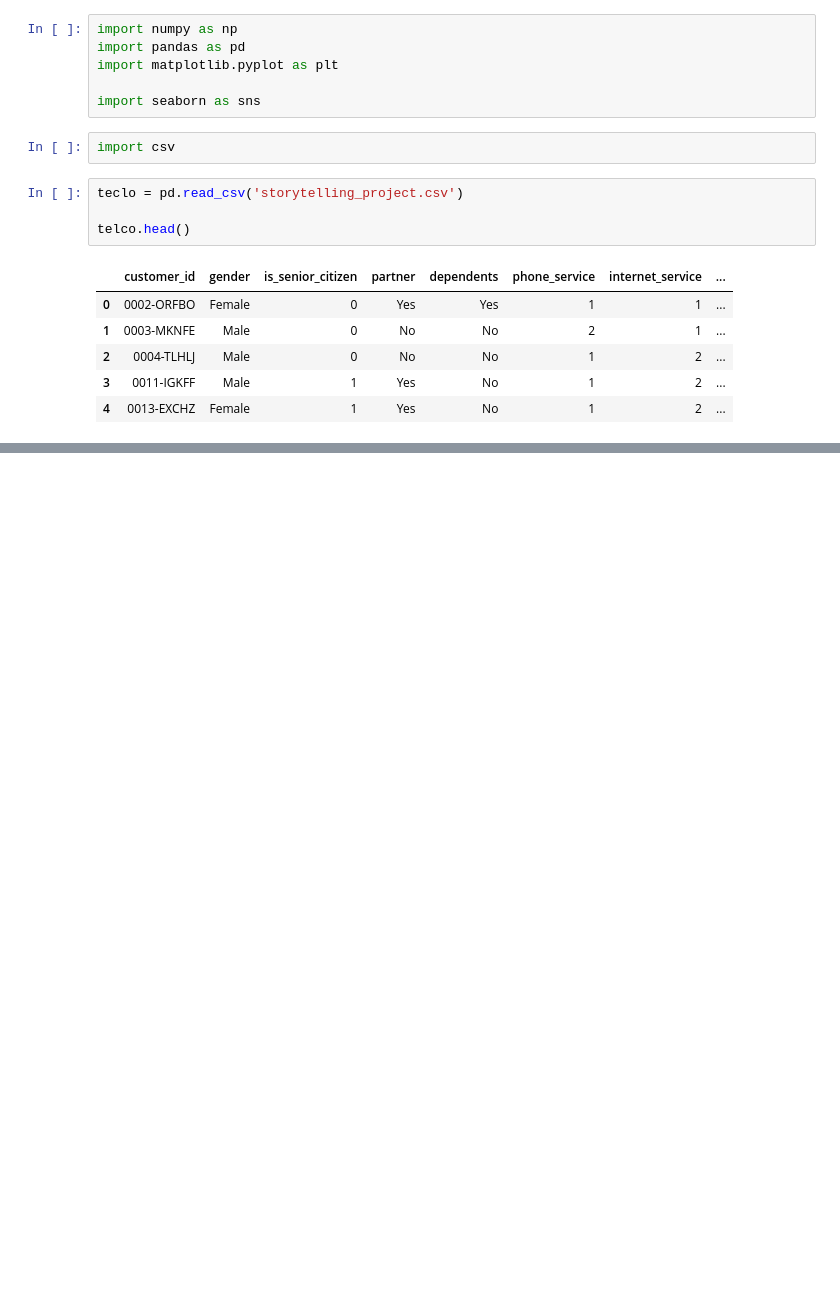
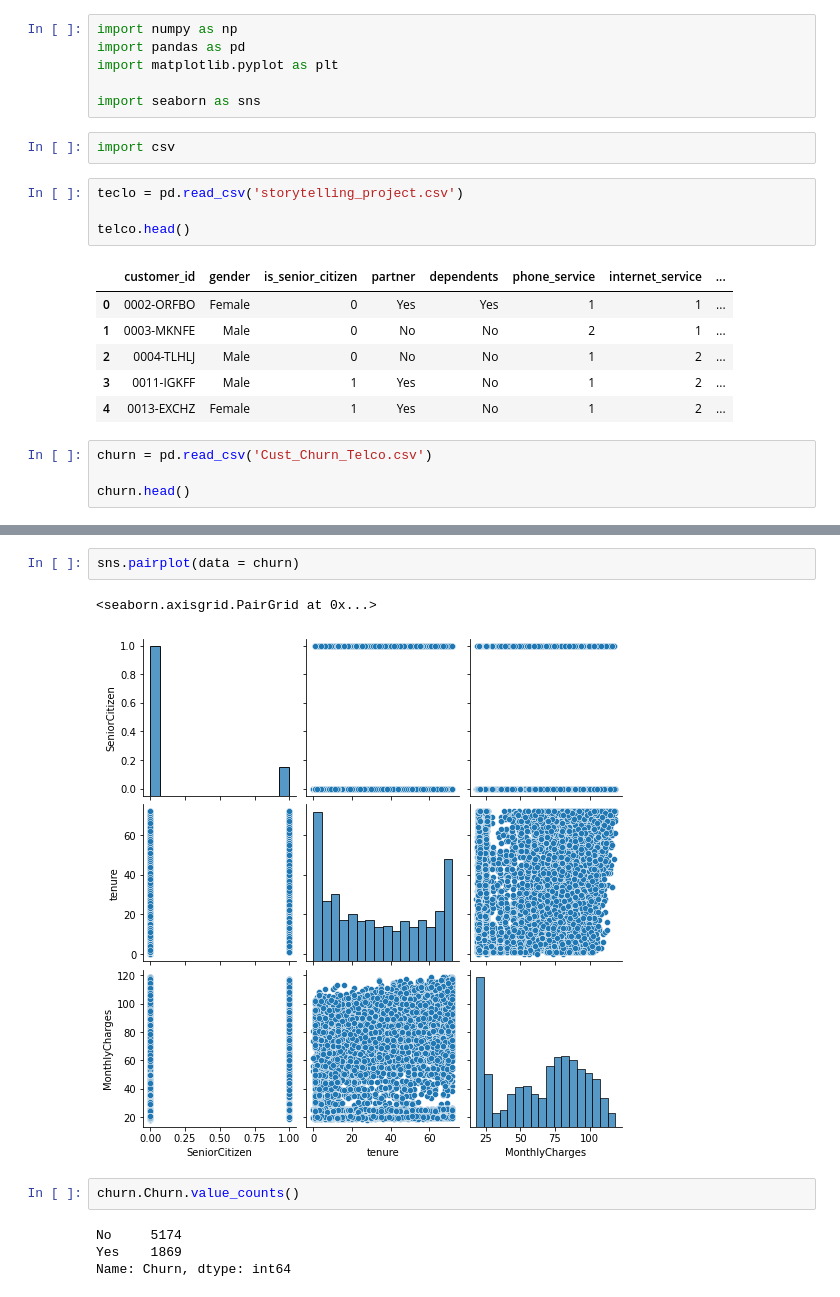
Before and after one commit to johngrinstead/storytelling, a Jupyter notebook: Storytelling project.ipynb, the cells around one changed output, grey strips where cells are left out. Saved outputs shown, nothing was run; the diff lists cells and outputs as text; blank space fills up the shorter version.

```diff
--- a/Storytelling project.ipynb
+++ b/Storytelling project.ipynb
@@ -17,3 +17,7 @@ telco.head()
 | 2 | 0004-TLHLJ | Male | 0 | No | No | 1 | 2 | ... |
 | 3 | 0011-IGKFF | Male | 1 | Yes | No | 1 | 2 | ... |
 | 4 | 0013-EXCHZ | Female | 1 | Yes | No | 1 | 2 | ... |
+# %%
+churn = pd.read_csv('Cust_Churn_Telco.csv')
+
+churn.head()
@@ -19,0 +32,11 @@ telco.head()
+# %%
+sns.pairplot(data = churn)
+# %% [output]
+<seaborn.axisgrid.PairGrid at 0x...>
+[figure, added]
+# %%
+churn.Churn.value_counts()
+# %% [output]
+No     5174
+Yes    1869
+Name: Churn, dtype: int64
```
Also changed, not shown: parts of 36 cells of this notebook.
